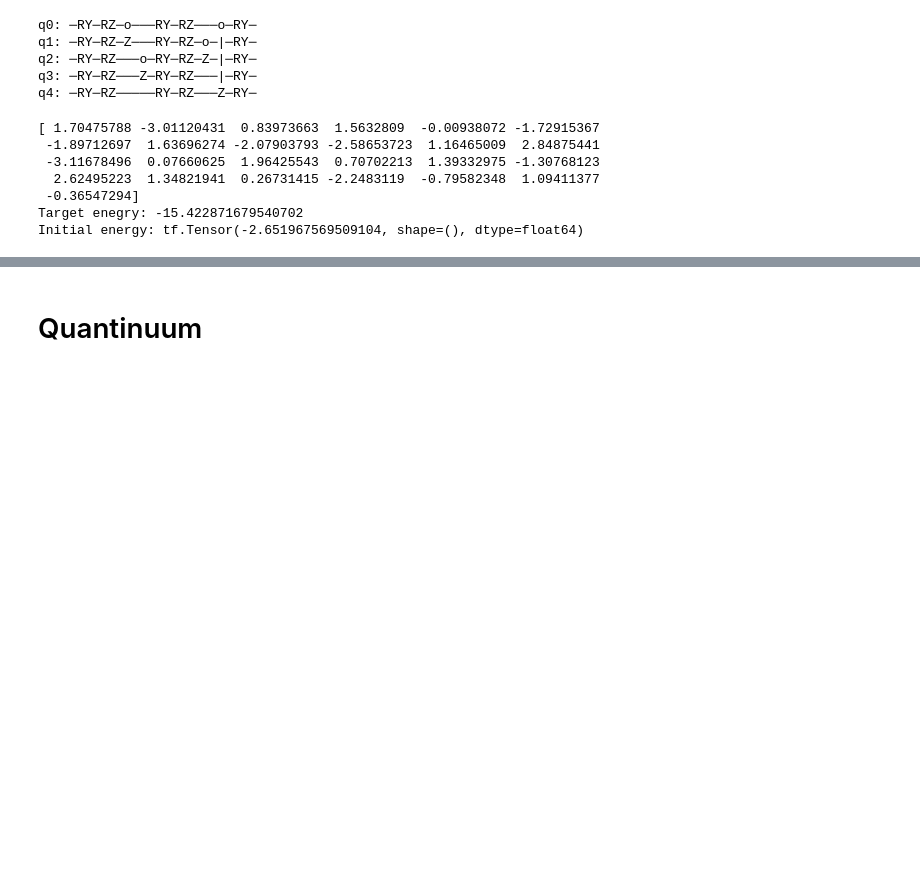
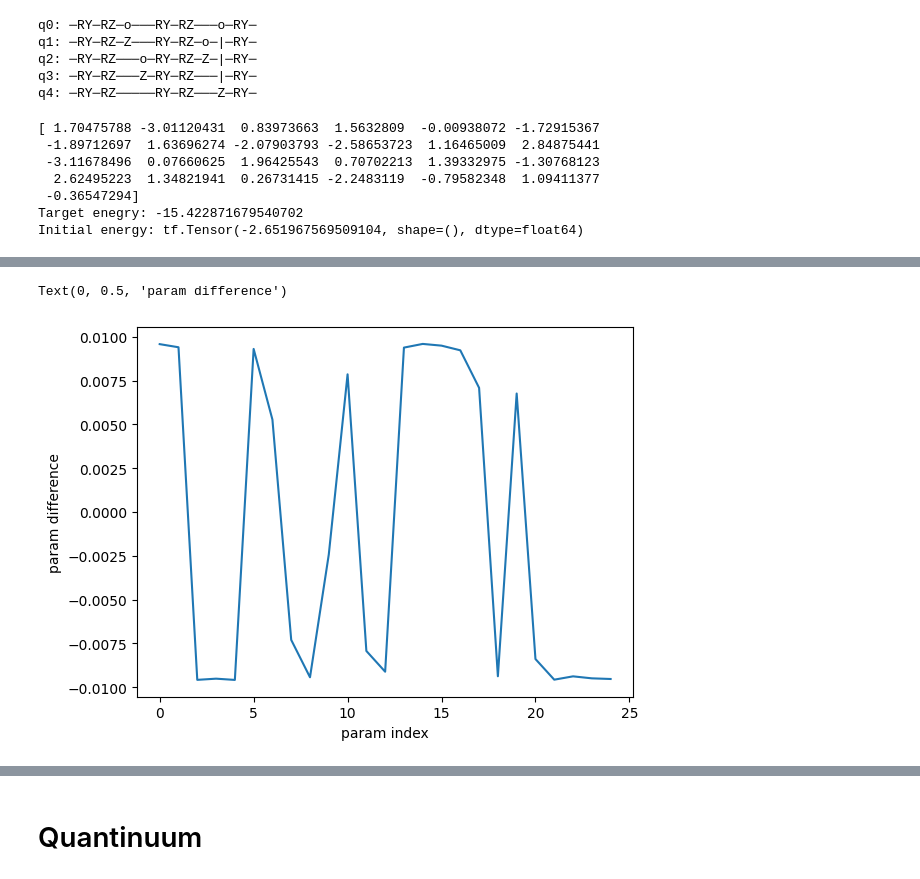
Before and after one commit to qiboteam/boostvqe, a Jupyter notebook: quanitnuum.ipynb, the cells around one changed output, grey strips where cells are left out. Cells and saved outputs as stored; diff of their text form; code cells hidden in the pictures; blank space fills up the shorter version.

```diff
--- a/quanitnuum.ipynb
+++ b/quanitnuum.ipynb
@@ -158,7 +159,12 @@ tol = 1e-2
     niterations=1,
     nmessage=1,
     loss=objective_boost,
+    training_options={'nepochs':30,}
 )
+params_history = np.array(partial_params_history)
+loss_history = np.array(partial_loss_history)
+grads_history = np.array(partial_grads_history)
+fluctuations = np.array(partial_fluctuations)
 # %% [output]
 INFO:root:Optimization iteration 0/1
 INFO:root:Loss -2.652
@@ -180,0 +206,8 @@ KeyboardInterrupt:
+# %%
+newest_param = params_history[-1]
+plt.plot(newest_param-initial_params)
+plt.xlabel('param index')
+plt.ylabel('param difference')
+# %% [output]
+Text(0, 0.5, 'param difference')
+[figure, added]
```
Also changed, not shown: parts of 25 cells of this notebook.
